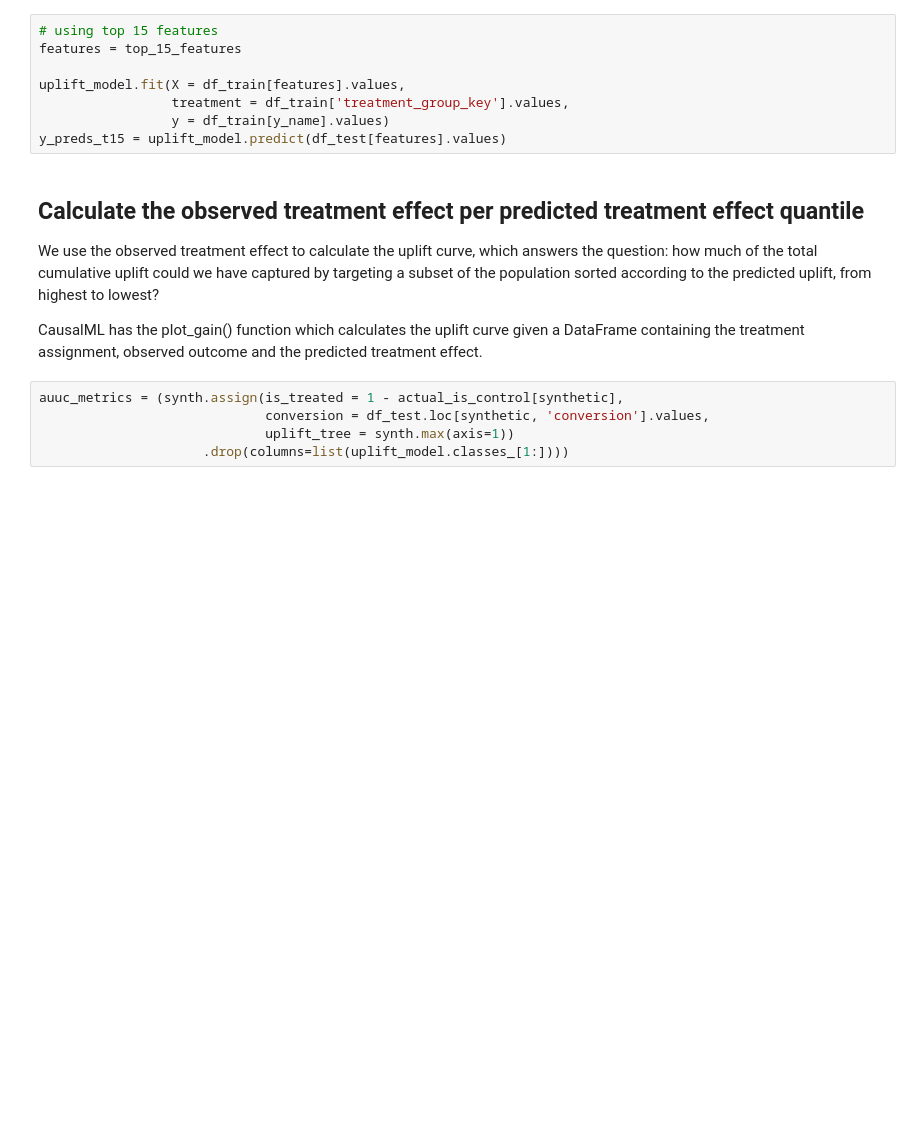
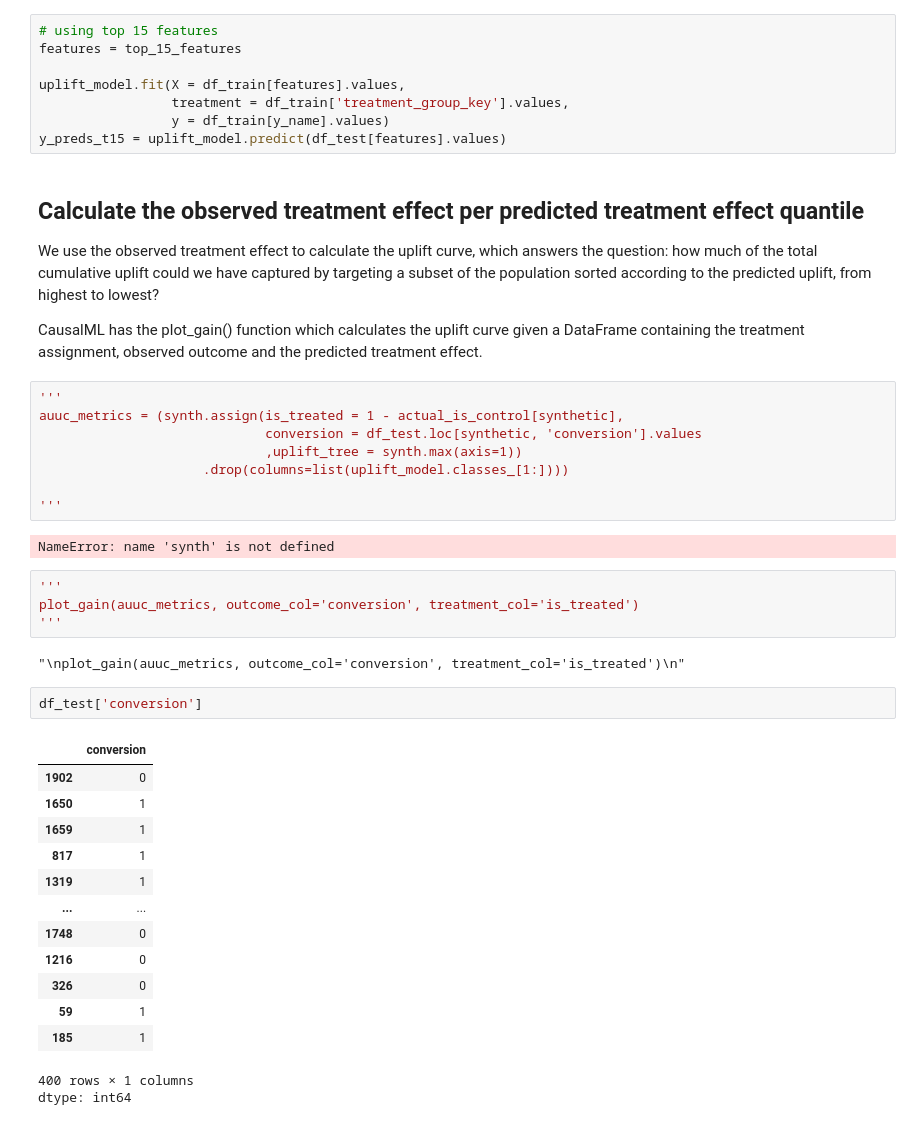
Before and after one commit to epm2wi/causalml, a Jupyter notebook: docs/examples/uplift_trees_with_synthetic_data.ipynb, the cells around one changed output. Cells and saved outputs as stored; diff of their text form; blank space fills up the shorter version.

```diff
--- a/docs/examples/uplift_trees_with_synthetic_data.ipynb
+++ b/docs/examples/uplift_trees_with_synthetic_data.ipynb
@@ -268,7 +306,35 @@ We use the observed treatment effect to calculate the uplift curve, which answer
 
 CausalML has the plot_gain() function which calculates the uplift curve given a DataFrame containing the treatment assignment, observed outcome and the predicted treatment effect.
 # %%
+'''
 auuc_metrics = (synth.assign(is_treated = 1 - actual_is_control[synthetic],
-                             conversion = df_test.loc[synthetic, 'conversion'].values,
-                             uplift_tree = synth.max(axis=1))
+                             conversion = df_test.loc[synthetic, 'conversion'].values
+                             ,uplift_tree = synth.max(axis=1))
                      .drop(columns=list(uplift_model.classes_[1:])))
+
+'''
+# %% [output]
+NameError: name 'synth' is not defined
+# %%
+'''
+plot_gain(auuc_metrics, outcome_col='conversion', treatment_col='is_treated')
+'''
+# %% [output]
+"\nplot_gain(auuc_metrics, outcome_col='conversion', treatment_col='is_treated')\n"
+# %%
+df_test['conversion']
+# %% [output]
+|  | conversion |
+| 1902 | 0 |
+| 1650 | 1 |
+| 1659 | 1 |
+| 817 | 1 |
+| 1319 | 1 |
+| ... | ... |
+| 1748 | 0 |
+| 1216 | 0 |
+| 326 | 0 |
+| 59 | 1 |
+| 185 | 1 |
+400 rows × 1 columns
+dtype: int64
```
Also changed, not shown: parts of 24 cells of this notebook.
